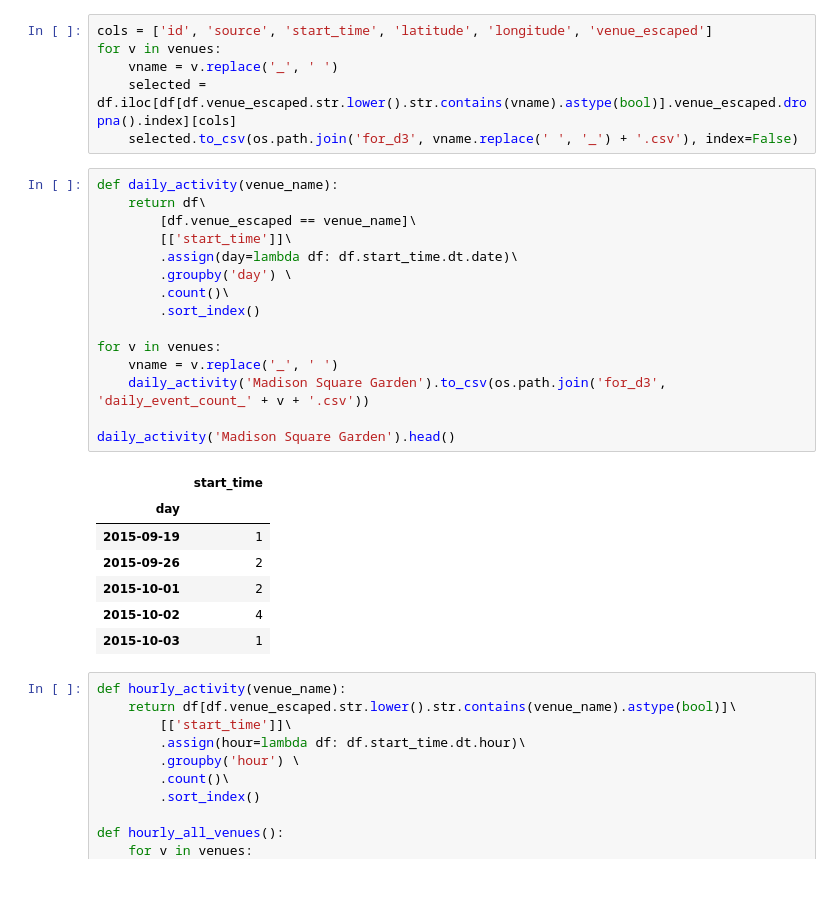
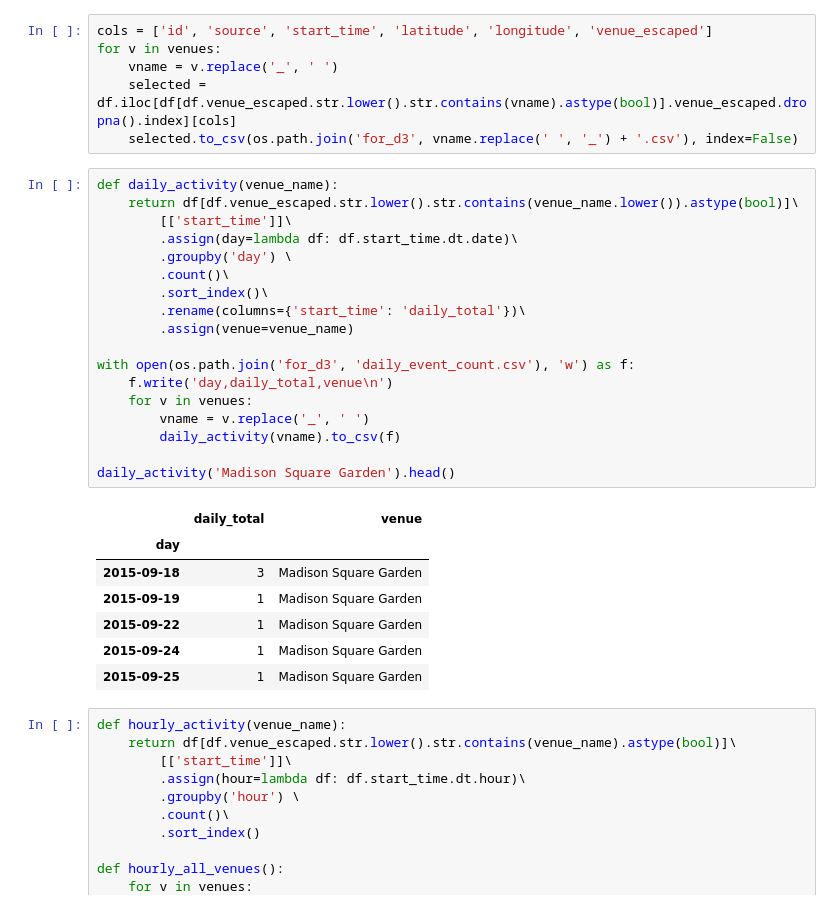
Before and after one commit to inon-peled/dtu_visualization_d3_course, a Jupyter notebook: project/py/explore_events_data.ipynb, the cells around one changed output. Drawn from its saved outputs; the diff is of its cells as text.

Commit message:
WIP daily count of events

```diff
--- a/project/py/explore_events_data.ipynb
+++ b/project/py/explore_events_data.ipynb
@@ -187,27 +187,30 @@ for v in venues:
     selected.to_csv(os.path.join('for_d3', vname.replace(' ', '_') + '.csv'), index=False)
 # %%
 def daily_activity(venue_name):
-    return df\
-        [df.venue_escaped == venue_name]\
+    return df[df.venue_escaped.str.lower().str.contains(venue_name.lower()).astype(bool)]\
         [['start_time']]\
         .assign(day=lambda df: df.start_time.dt.date)\
         .groupby('day') \
         .count()\
-        .sort_index()
+        .sort_index()\
+        .rename(columns={'start_time': 'daily_total'})\
+        .assign(venue=venue_name)
 
-for v in venues:
-    vname = v.replace('_', ' ')
-    daily_activity('Madison Square Garden').to_csv(os.path.join('for_d3', 'daily_event_count_' + v + '.csv'))
+with open(os.path.join('for_d3', 'daily_event_count.csv'), 'w') as f:
+    f.write('day,daily_total,venue\n')
+    for v in venues:
+        vname = v.replace('_', ' ')
+        daily_activity(vname).to_csv(f)
 
 daily_activity('Madison Square Garden').head()
 # %% [output]
-|  | start_time |
-| day |  |
-| 2015-09-19 | 1 |
-| 2015-09-26 | 2 |
-| 2015-10-01 | 2 |
-| 2015-10-02 | 4 |
-| 2015-10-03 | 1 |
+|  | daily_total | venue |
+| day |  |  |
+| 2015-09-18 | 3 | Madison Square Garden |
+| 2015-09-19 | 1 | Madison Square Garden |
+| 2015-09-22 | 1 | Madison Square Garden |
+| 2015-09-24 | 1 | Madison Square Garden |
+| 2015-09-25 | 1 | Madison Square Garden |
 # %%
 def hourly_activity(venue_name):
     return df[df.venue_escaped.str.lower().str.contains(venue_name).astype(bool)]\
```
Also changed, not shown: parts of 1 cell of this notebook, 14 other files.
